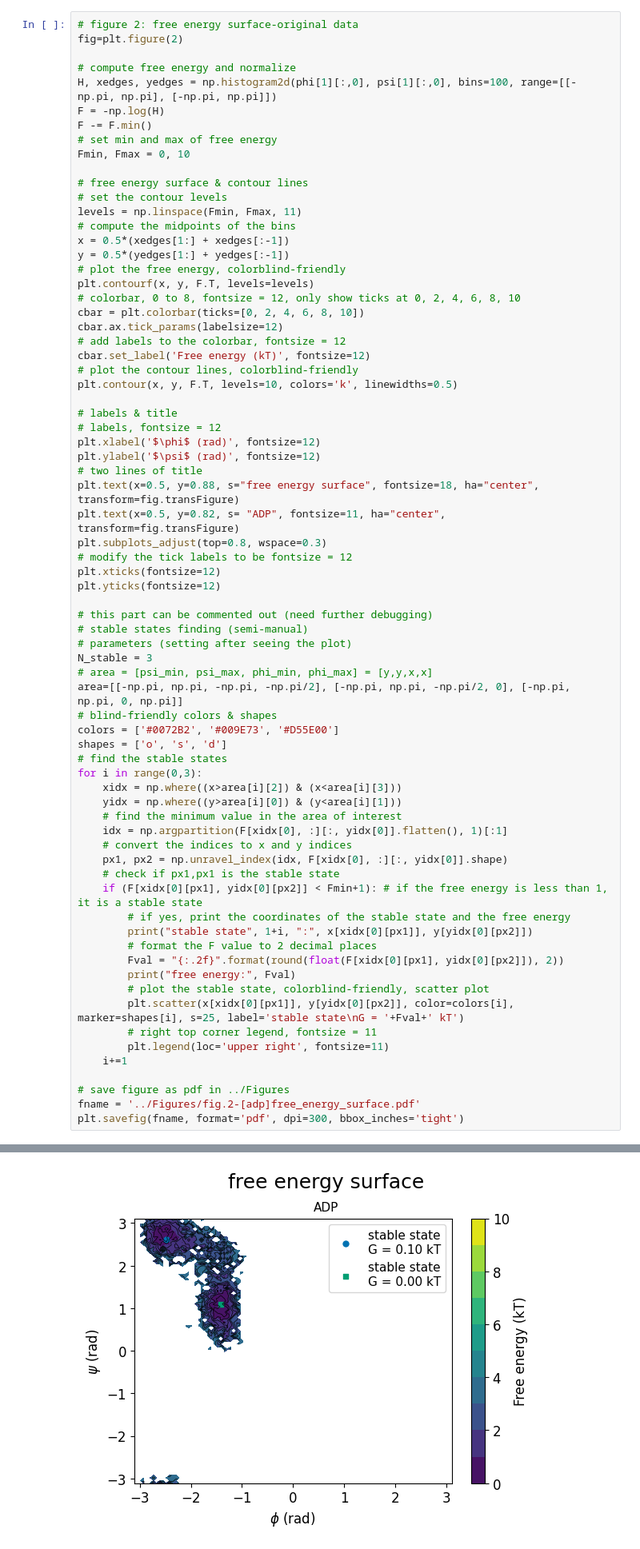
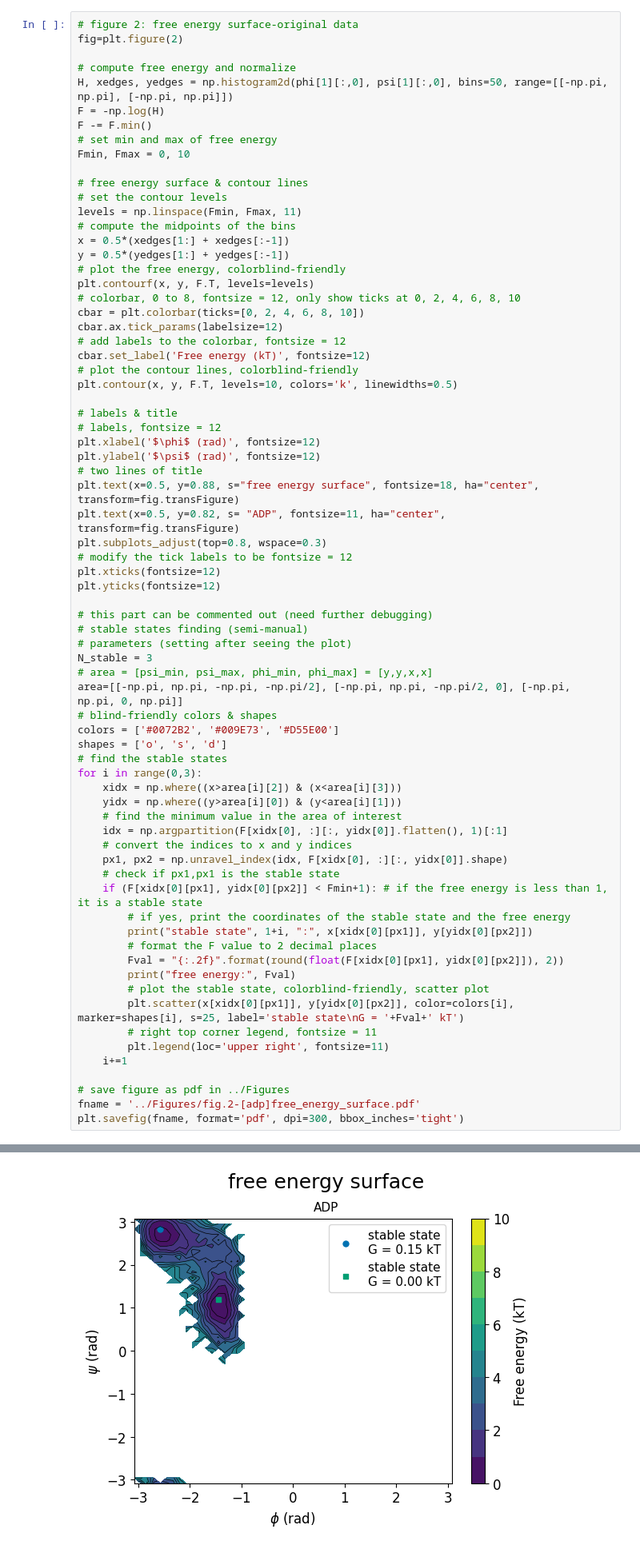
Before and after one commit to cerbveen/comp-lab-class, a Jupyter notebook: Week5/Analysis/plotting.ipynb, the cells around one changed output, grey strips where cells are left out. Shown at 80% size. Drawn from its saved outputs; the diff is of its cells as text.

```diff
--- a/Week5/Analysis/plotting.ipynb
+++ b/Week5/Analysis/plotting.ipynb
@@ -93,7 +92,7 @@ plt.savefig(fname, format='pdf', dpi=300, bbox_inches='tight')
 fig=plt.figure(2)
 
 # compute free energy and normalize
-H, xedges, yedges = np.histogram2d(phi[1][:,0], psi[1][:,0], bins=100, range=[[-np.pi, np.pi], [-np.pi, np.pi]])
+H, xedges, yedges = np.histogram2d(phi[1][:,0], psi[1][:,0], bins=50, range=[[-np.pi, np.pi], [-np.pi, np.pi]])
 F = -np.log(H)
 F -= F.min()
 # set min and max of free energy
@@ -167,5 +166,5 @@ stable state 2 : [-1.41371669] [1.09955743]
 free energy: 0.00
-[figure, old version]
+[figure, new version]
 # %%
 # preparation for figure 3: free energy surface-T300K
 # load trajectory data
```
Also changed, not shown: parts of 4 cells of this notebook, 2 other files.
